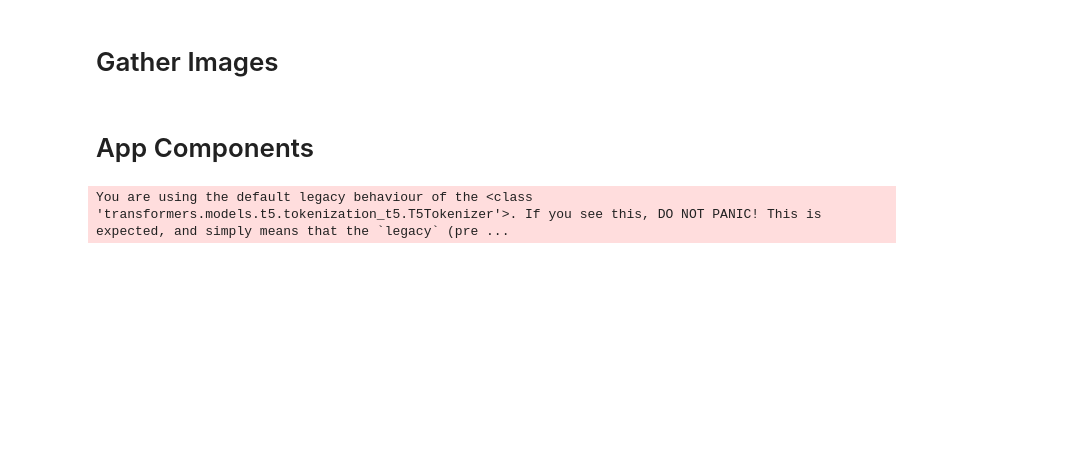
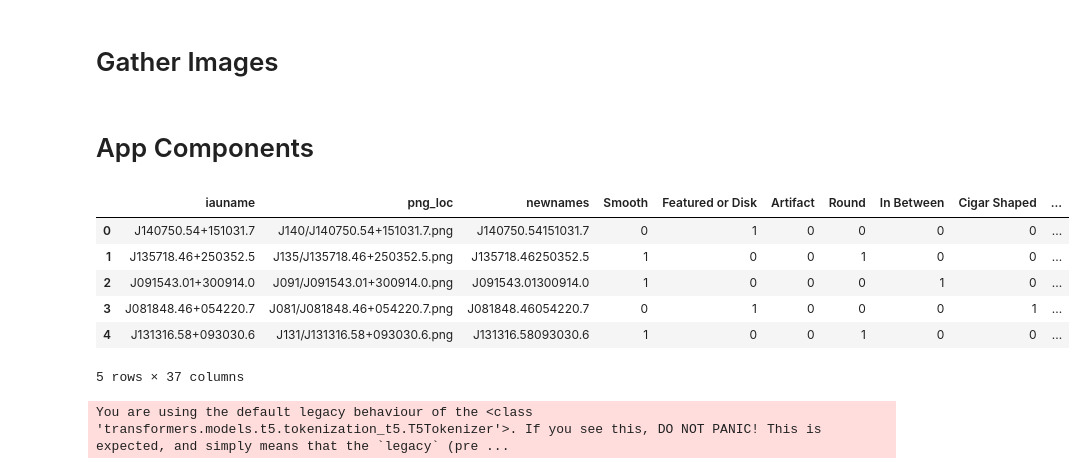
Before and after one commit to Harry45/azml, a Jupyter notebook: projects/GalaxyGenius/application.ipynb, the cells around one changed output. Cells and saved outputs as stored; diff of their text form; code cells hidden in the pictures; blank space fills up the shorter version.

```diff
--- a/projects/GalaxyGenius/application.ipynb
+++ b/projects/GalaxyGenius/application.ipynb
@@ -67,3 +67,13 @@ data_mtl_new = process_column(data_mtl_new)
 #     shutil.copy(src, dst)
 # %% [markdown]
 # App Components
+# %%
+data_ml_new.head()
+# %% [output]
+|  | iauname | png_loc | newnames | Smooth | Featured or Disk | Artifact | Round | In Between | Cigar Shaped | ... |
+| 0 | J140750.54+151031.7 | J140/J140750.54+151031.7.png | J140750.54151031.7 | 0 | 1 | 0 | 0 | 0 | 0 | ... |
+| 1 | J135718.46+250352.5 | J135/J135718.46+250352.5.png | J135718.46250352.5 | 1 | 0 | 0 | 1 | 0 | 0 | ... |
+| 2 | J091543.01+300914.0 | J091/J091543.01+300914.0.png | J091543.01300914.0 | 1 | 0 | 0 | 0 | 1 | 0 | ... |
+| 3 | J081848.46+054220.7 | J081/J081848.46+054220.7.png | J081848.46054220.7 | 0 | 1 | 0 | 0 | 0 | 1 | ... |
+| 4 | J131316.58+093030.6 | J131/J131316.58+093030.6.png | J131316.58093030.6 | 1 | 0 | 0 | 1 | 0 | 0 | ... |
+5 rows × 37 columns
```
Also changed, not shown: parts of 17 cells of this notebook, 11 other files.
